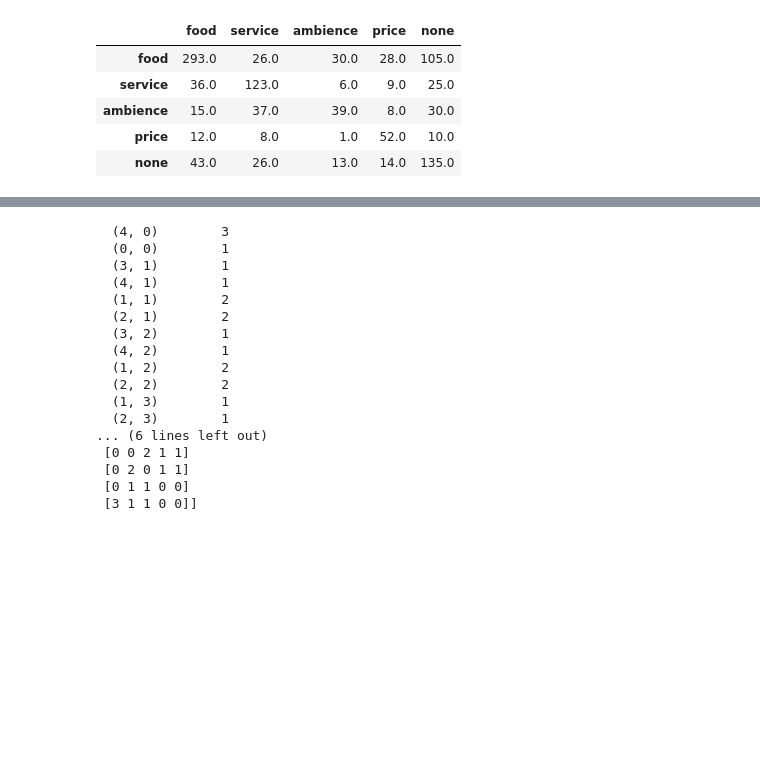
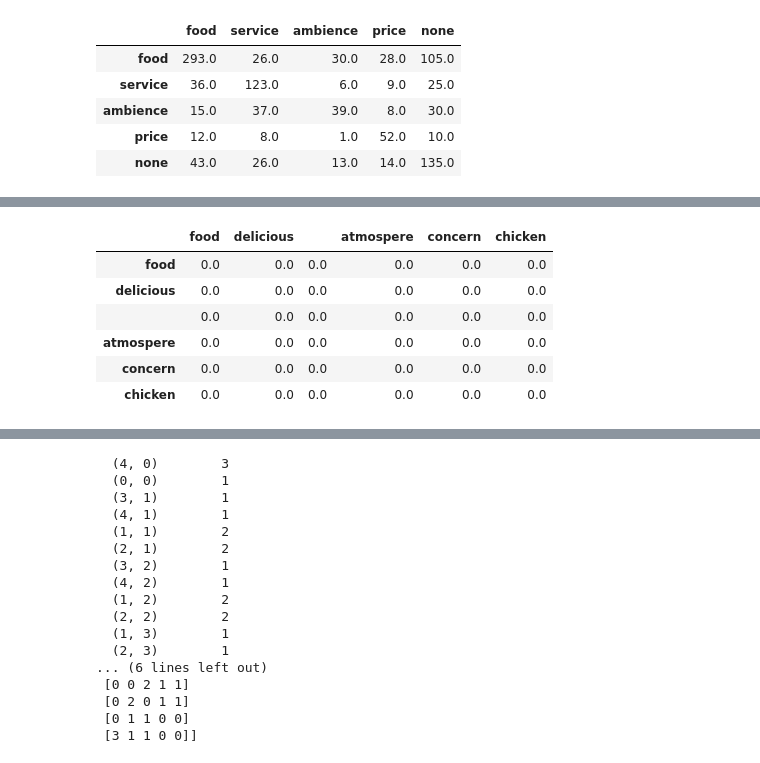
Before and after one commit to JituShinde77/Aspect_Based_Sentiment, a Jupyter notebook: ABSA.ipynb, the cells around one changed output, grey strips where cells are left out. Drawn from its saved outputs; the diff is of its cells as text; code cells hidden in the pictures; blank space fills up the shorter version.

```diff
--- a/ABSA.ipynb
+++ b/ABSA.ipynb
@@ -2893,0 +2960,7 @@ CM
+# %%
+start_time = time.clock()
+# we take each title and we text-preprocess it.
+for index, row in sample_df.iterrows():
+    nlp_sample_stopwordRemove(row['sentence'], index, 'sentence')
+# we print the time it took to preprocess whole titles
+print(time.clock() - start_time, "seconds")
@@ -2893,0 +2973,15 @@ CM
+# %%
+data11 = ""
+sent = ""
+for index, row in sample_df.iterrows():
+    sent += row['sentence']
+
+#print(sent.split(" "))
+
+print(len(sent))
+
+less_freq = {}
+
+
+cou = Counter(list(sent.split(" ")))
+print(cou)
@@ -2893,0 +2991,2 @@ CM
+# %%
+N_matrix = pd.DataFrame.from_dict(cou, orient='index').reset_index()
@@ -2893,0 +3003,3 @@ CM
+# %%
+N_matrix.columns = ['Word', 'Frequency']
+N_matrix
@@ -2893,0 +3014,17 @@ CM
+# %%
+N_matrix.columns
+
+words_data_list = N_matrix['Word'].tolist()
+sample_X = np.zeros((len(N_matrix), len(N_matrix)))
+names = [_ for _ in words_data_list ]
+X_sample_df = pd.DataFrame(sample_X, index=names, columns=names)
+
+X_sample_df
+# %% [output]
+|  | food | delicious |  | atmospere | concern | chicken |
+| food | 0.0 | 0.0 | 0.0 | 0.0 | 0.0 | 0.0 |
+| delicious | 0.0 | 0.0 | 0.0 | 0.0 | 0.0 | 0.0 |
+|  | 0.0 | 0.0 | 0.0 | 0.0 | 0.0 | 0.0 |
+| atmospere | 0.0 | 0.0 | 0.0 | 0.0 | 0.0 | 0.0 |
+| concern | 0.0 | 0.0 | 0.0 | 0.0 | 0.0 | 0.0 |
+| chicken | 0.0 | 0.0 | 0.0 | 0.0 | 0.0 | 0.0 |
```
Also changed, not shown: parts of 35 cells of this notebook.
